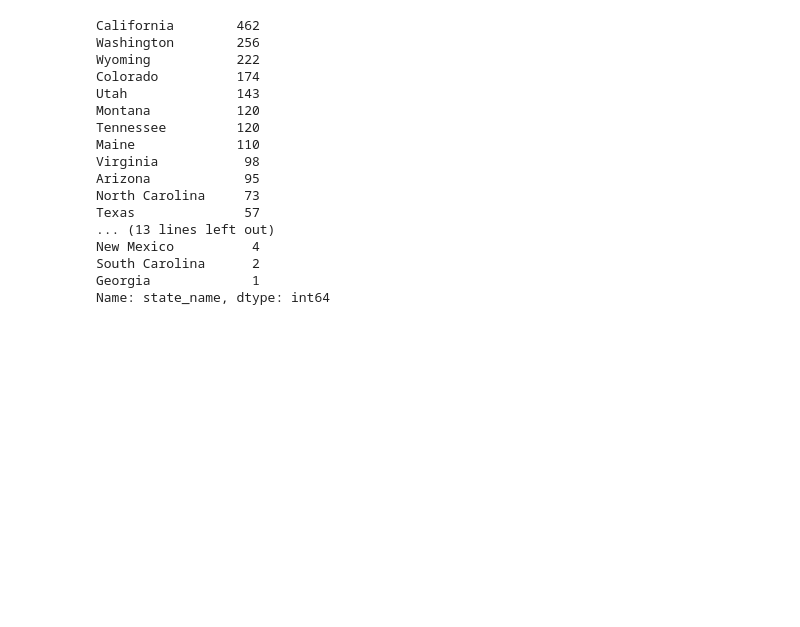
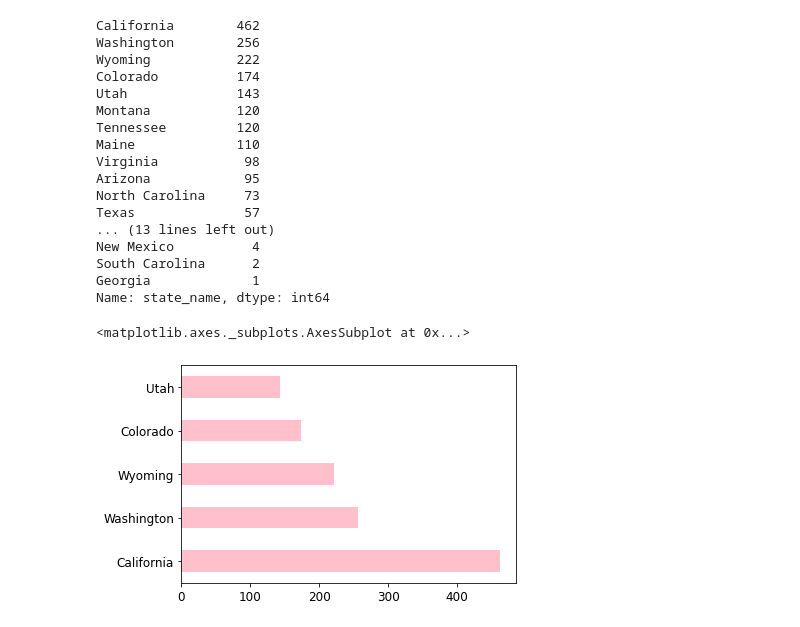
Before and after one commit to nmuldowney/all-trails, a Jupyter notebook: all_trails.ipynb, the cells around one changed output. Saved outputs shown, nothing was run; the diff lists cells and outputs as text; code cells hidden in the pictures; blank space fills up the shorter version.

```diff
--- a/all_trails.ipynb
+++ b/all_trails.ipynb
@@ -165,3 +172,8 @@ New Mexico          4
 South Carolina      2
 Georgia             1
 Name: state_name, dtype: int64
+# %%
+wild_flowers_state.head().plot(kind='barh',color='pink',fontsize = '12')
+# %% [output]
+<matplotlib.axes._subplots.AxesSubplot at 0x...>
+[figure, added]
```
Also changed, not shown: parts of 10 cells of this notebook, 1 other file.
